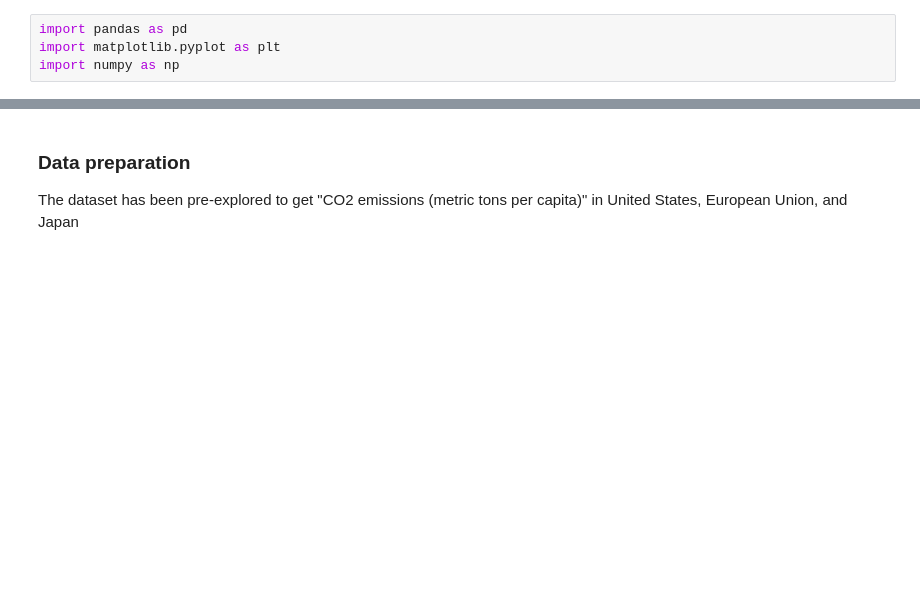
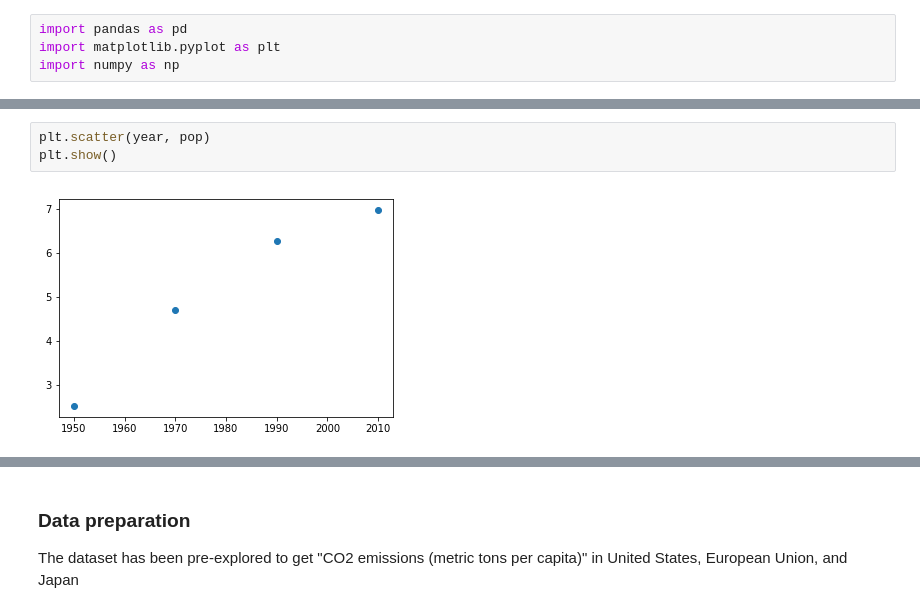
Before and after one commit to byrontang/data-analysis-with-python, a Jupyter notebook: data-visualization-matplotlib.ipynb, the cells around one changed output, grey strips where cells are left out. Drawn from its saved outputs; the diff is of its cells as text; blank space fills up the shorter version.

```diff
--- a/data-visualization-matplotlib.ipynb
+++ b/data-visualization-matplotlib.ipynb
@@ -4,0 +16,5 @@ import numpy as np
+# %%
+plt.scatter(year, pop)
+plt.show()
+# %% [output]
+[figure, added]
```
Also changed, not shown: parts of 8 cells of this notebook, 1 other file.
